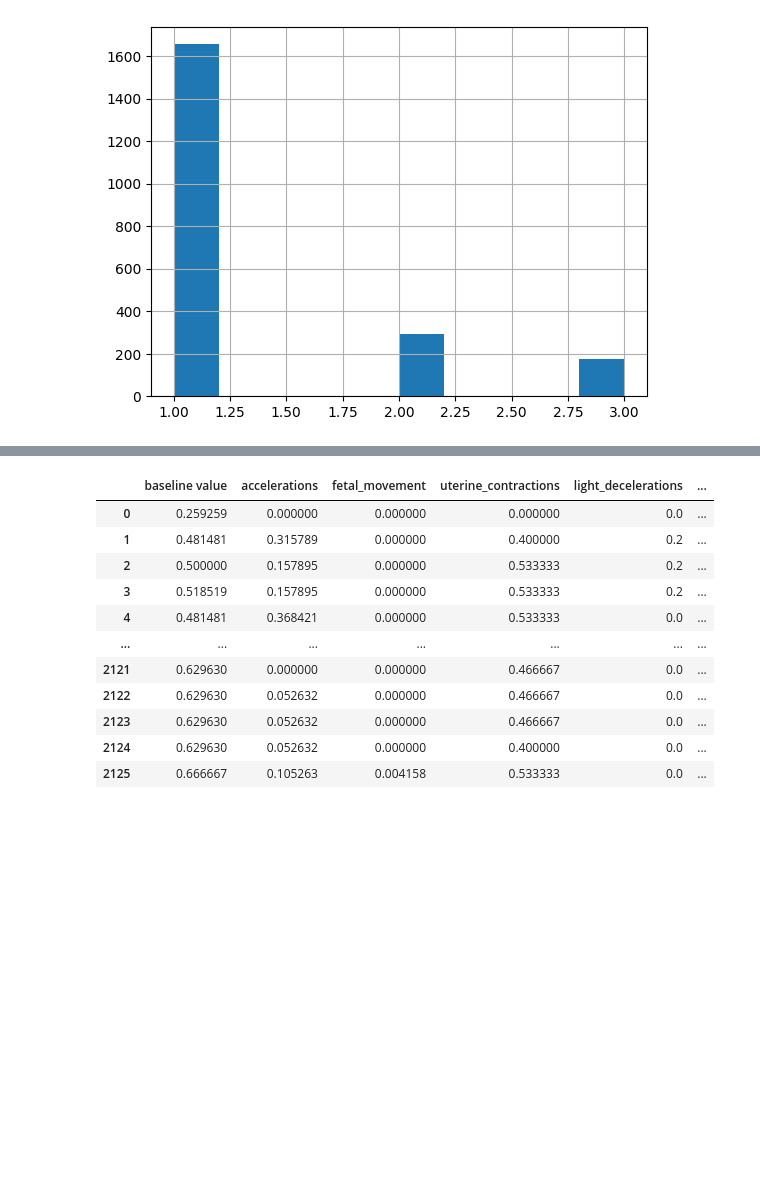
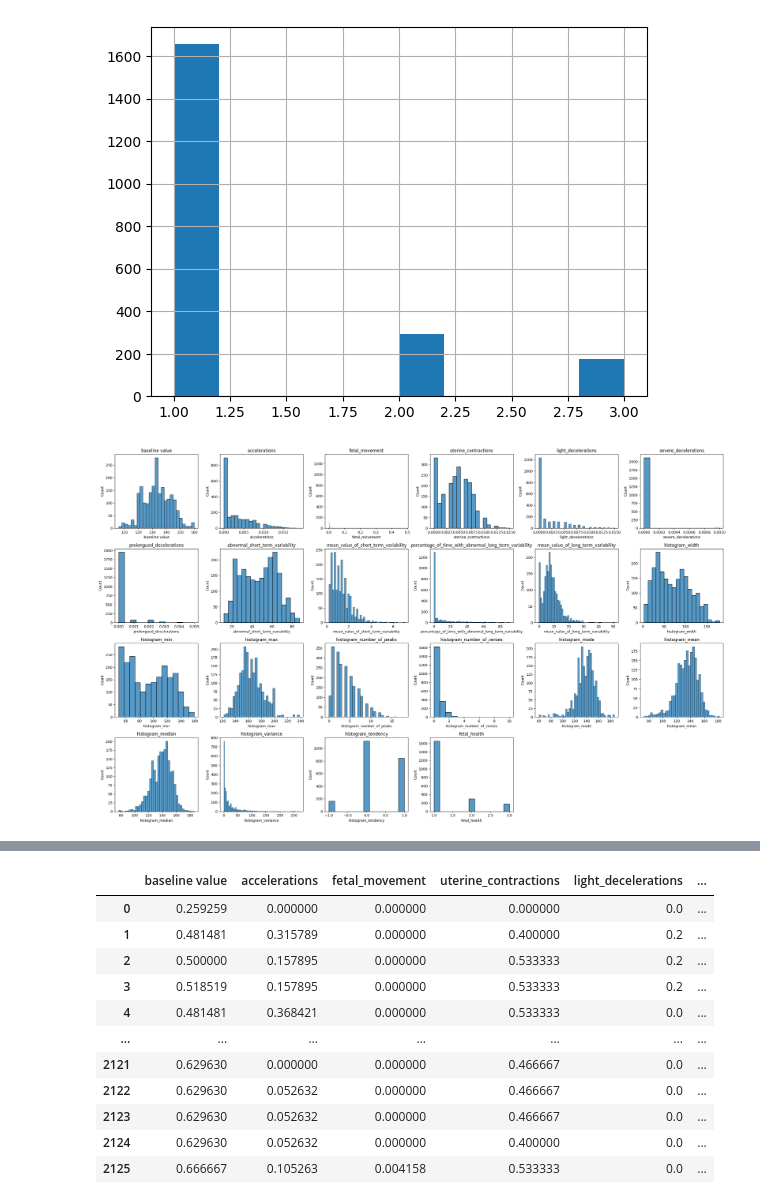
Before and after one commit to magdarogalska/CIS4496_Gitlab, a Jupyter notebook: FetalHealthClass.ipynb, the cells around one changed output, grey strips where cells are left out. Cells and saved outputs as stored; diff of their text form; code cells hidden in the pictures; blank space fills up the shorter version.

```diff
--- a/FetalHealthClass.ipynb
+++ b/FetalHealthClass.ipynb
@@ -78,3 +79,17 @@ df['fetal_health'].hist()
 # %% [output]
 <AxesSubplot: >
 [figure]
+# %%
+eda_df = df.copy()
+# %%
+plt.figure(figsize=(25, 15))
+
+for i, column in enumerate(eda_df.columns):
+    plt.subplot(4, 6, i + 1)
+    sns.histplot(data=eda_df[column])
+    plt.title(column)
+
+plt.tight_layout()
+plt.show()
+# %% [output]
+[figure, added]
```
Also changed, not shown: parts of 8 cells of this notebook.
